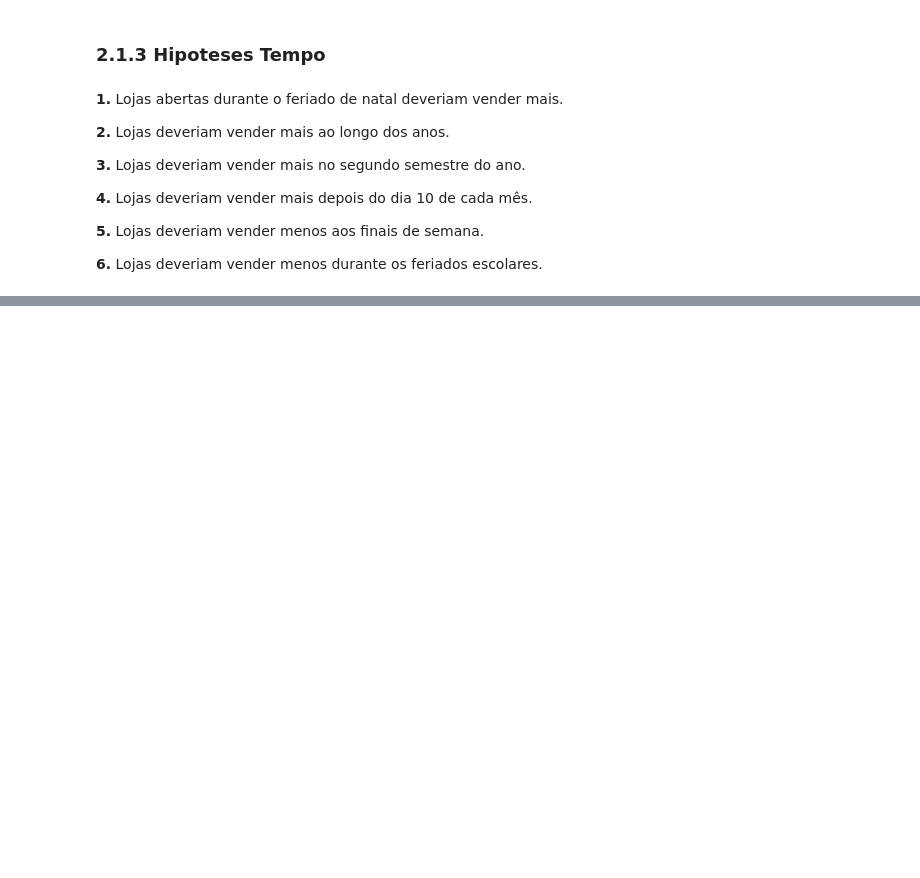
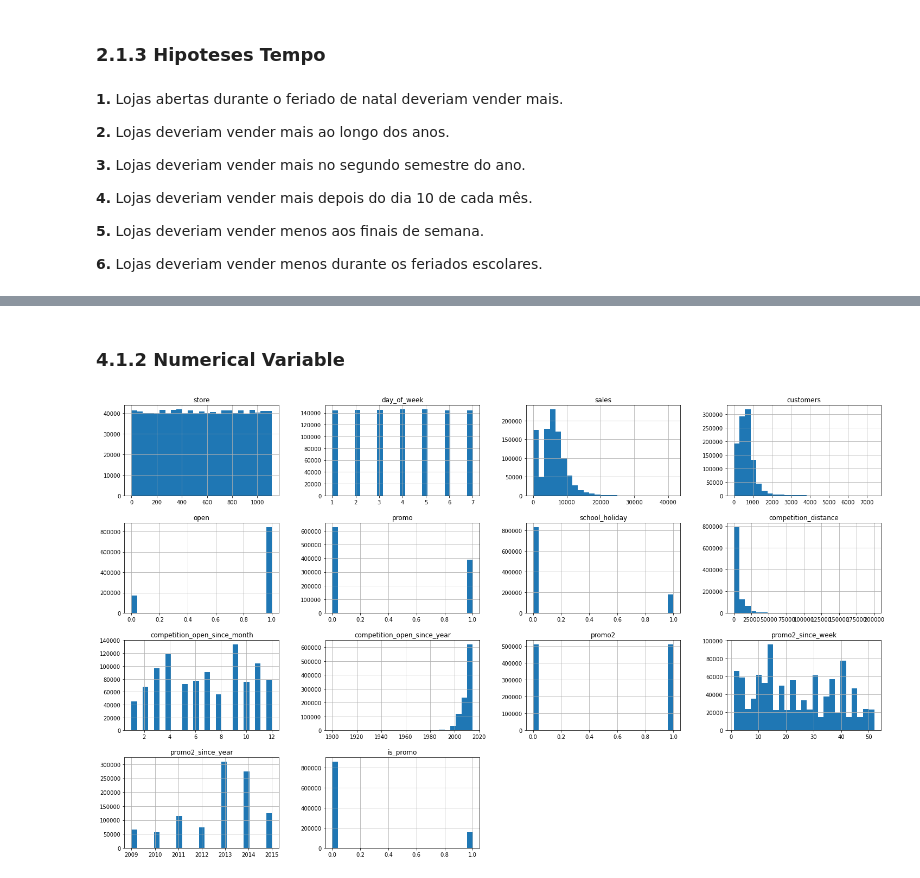
Before and after one commit to borgesds/DataScience_Em_Producao, a Jupyter notebook: m03_v01_store_sales_prediction.ipynb, the cells around one changed output, grey strips where cells are left out. Saved outputs shown, nothing was run; the diff lists cells and outputs as text; code cells hidden in the pictures; blank space fills up the shorter version.

```diff
--- a/m03_v01_store_sales_prediction.ipynb
+++ b/m03_v01_store_sales_prediction.ipynb
@@ -387,0 +386,6 @@ Index(['store', 'day_of_week', 'date', 'sales', 'promo', 'state_holiday',
+# %% [markdown]
+### 4.1.2 Numerical Variable
+# %%
+num_attributes.hist(bins=25, figsize=[25, 15]);
+# %% [output]
+[figure, added]
```
Also changed, not shown: parts of 48 cells of this notebook.
